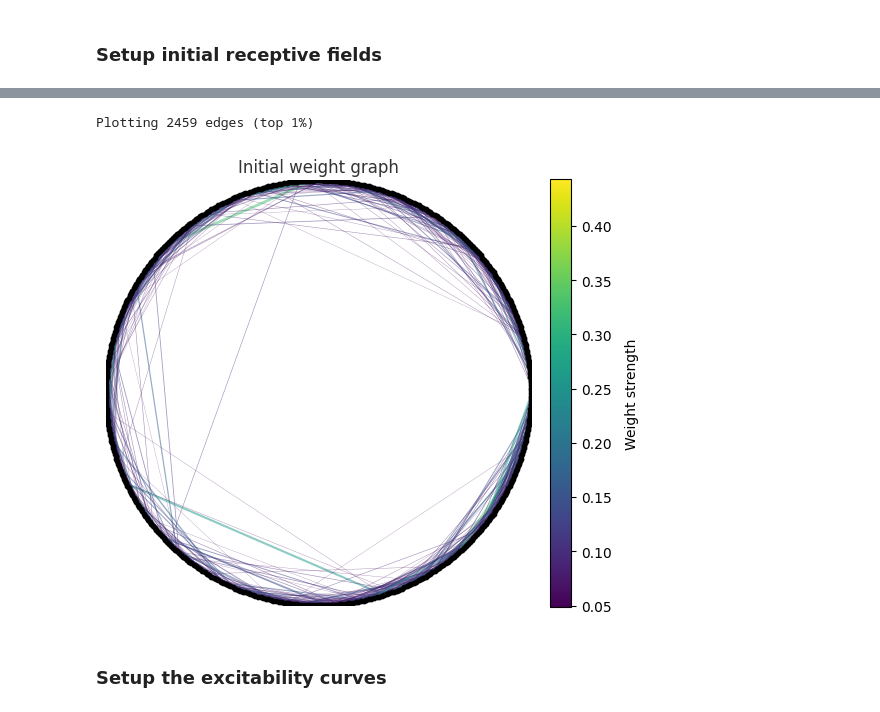
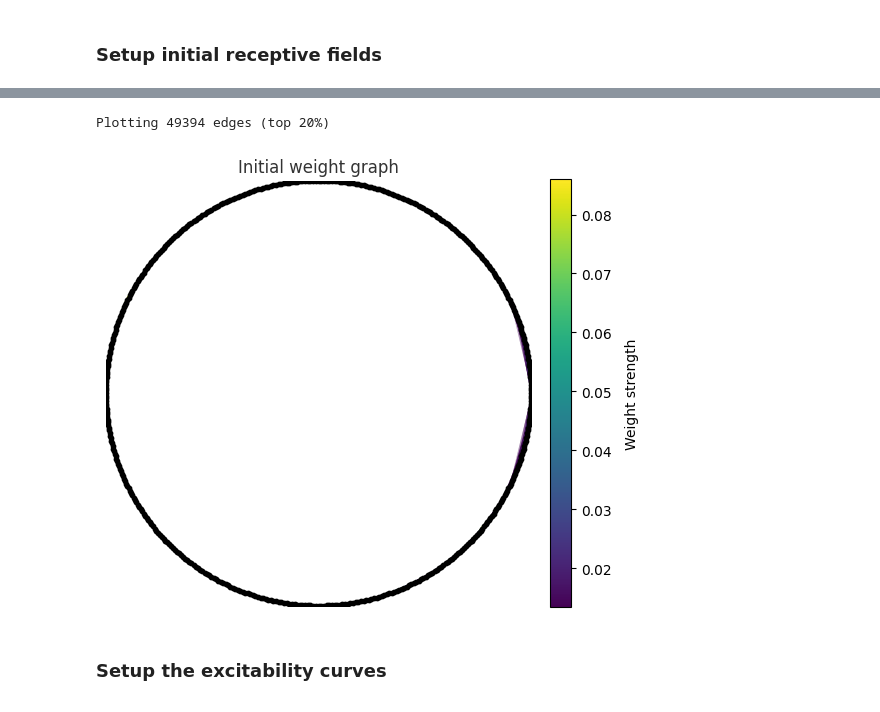
Before and after one commit to sctclif/place_cell_representational_drift, a Jupyter notebook: excitation_setup.ipynb, the cells around one changed output, grey strips where cells are left out. Saved outputs shown, nothing was run; the diff lists cells and outputs as text; code cells hidden in the pictures.

```diff
--- a/excitation_setup.ipynb
+++ b/excitation_setup.ipynb
@@ -147,36 +147,36 @@ def plot_weight_graph(W_matrix, top_percent=5, max_edges=2000,
     ax.scatter(xs, ys, s=node_size, color="k", zorder=3)
 
     # normalise weights for colour / linewidth
     w_min, w_max = weights.min(), weights.max()
     norm = plt.Normalize(vmin=w_min, vmax=w_max)
     cmap = plt.cm.viridis
 
     # draw edges
     for i, j, w in zip(idx_i, idx_j, weights):
         x1, y1 = xs[i], ys[i]
         x2, y2 = xs[j], ys[j]
         lw = 0.2 + 2.5 * (w - w_min) / (w_max - w_min + 1e-9)
         ax.plot([x1, x2], [y1, y2],
                 linewidth=lw,
                 color=cmap(norm(w)),
                 alpha=0.5,
                 zorder=1)
 
 
     sm = plt.cm.ScalarMappable(norm=norm, cmap=cmap)
     sm.set_array([])
     cbar = plt.colorbar(sm, ax=ax, fraction=0.046, pad=0.04)
     cbar.set_label("Weight strength")
 
     ax.set_title(title)
     plt.show()
 
 # Example usage:
-plot_weight_graph(W_baseline, top_percent=1, max_edges=10000,
+plot_weight_graph(W_baseline, top_percent=20, max_edges=10000,
                   node_size=10, title="Initial weight graph")
 # %% [output]
-Plotting 2459 edges (top 1%)
+Plotting 49394 edges (top 20%)
-[figure, old version]
+[figure, new version]
 # %% [markdown]
 ### Setup the excitability curves
 # %%
```
Also changed, not shown: parts of 6 cells of this notebook, 1 other file.
